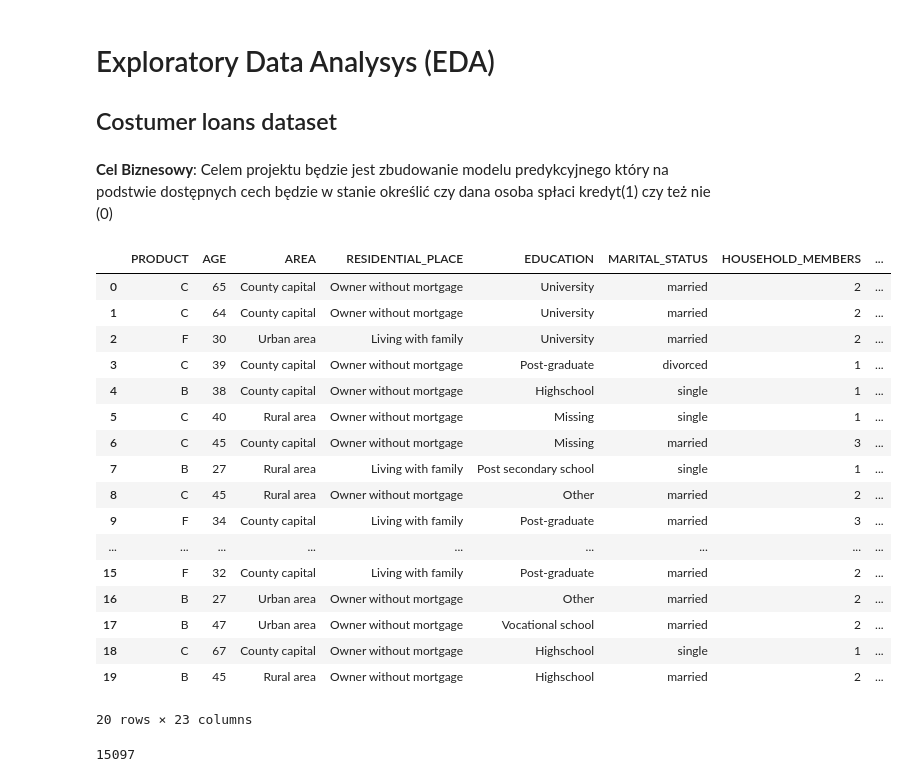
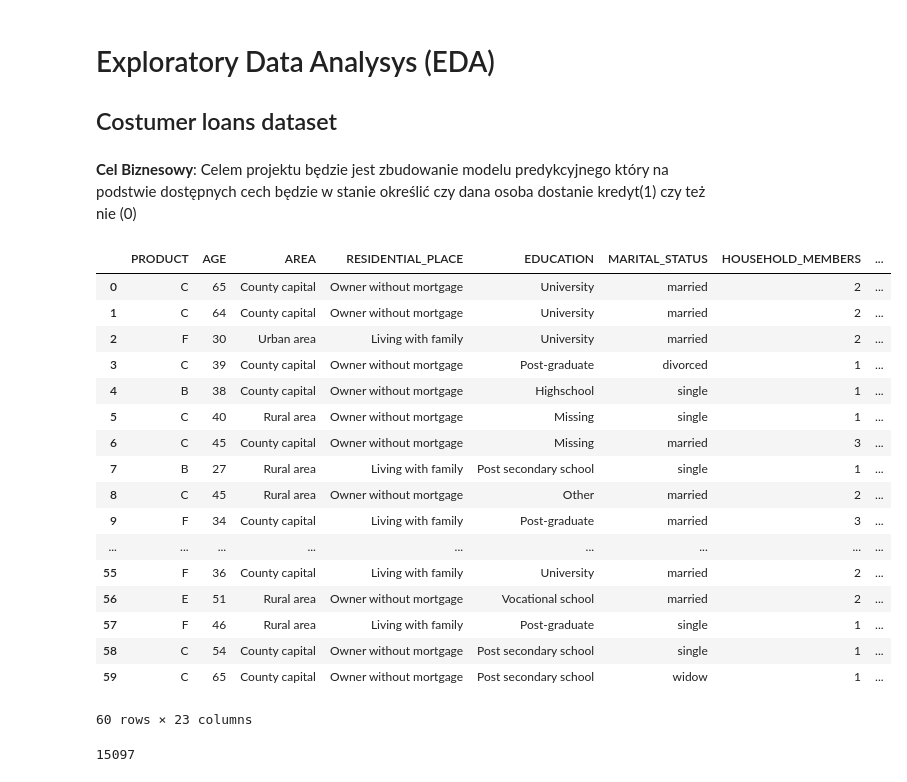
Before and after one commit to GabrielaMajstrak/ML-first-project, a Jupyter notebook: Projetk ML 1/ML_najnowsza_wersja.ipynb, the cells around one changed output. Drawn from its saved outputs; the diff is of its cells as text; code cells hidden in the pictures.

```diff
--- a/Projetk ML 1/ML_najnowsza_wersja.ipynb
+++ b/Projetk ML 1/ML_najnowsza_wersja.ipynb
@@ -2,7 +2,7 @@
 # Exploratory Data Analysys (EDA)
 ## Costumer loans dataset
 # %% [markdown]
- **Cel Biznesowy**: Celem projektu będzie jest zbudowanie modelu predykcyjnego który na podstwie dostępnych cech będzie w stanie określić czy dana osoba spłaci kredyt(1) czy też nie (0)
+ **Cel Biznesowy**: Celem projektu będzie jest zbudowanie modelu predykcyjnego który na podstwie dostępnych cech będzie w stanie określić czy dana osoba dostanie  kredyt(1) czy też nie (0)
 # %%
 import pandas as pd
 import numpy as np
@@ -16,26 +16,26 @@ from matplotlib import pyplot as plt
 import seaborn as sns
 # %%
 df = pd.read_csv("orig_train.csv")
-df.head(20)
+df.head(60)
 # %% [output]
 |  | PRODUCT | AGE | AREA | RESIDENTIAL_PLACE | EDUCATION | MARITAL_STATUS | HOUSEHOLD_MEMBERS | ... |
 | 0 | C | 65 | County capital | Owner without mortgage | University | married | 2 | ... |
 | 1 | C | 64 | County capital | Owner without mortgage | University | married | 2 | ... |
 | 2 | F | 30 | Urban area | Living with family | University | married | 2 | ... |
 | 3 | C | 39 | County capital | Owner without mortgage | Post-graduate | divorced | 1 | ... |
 | 4 | B | 38 | County capital | Owner without mortgage | Highschool | single | 1 | ... |
 | 5 | C | 40 | Rural area | Owner without mortgage | Missing | single | 1 | ... |
 | 6 | C | 45 | County capital | Owner without mortgage | Missing | married | 3 | ... |
 | 7 | B | 27 | Rural area | Living with family | Post secondary school | single | 1 | ... |
 | 8 | C | 45 | Rural area | Owner without mortgage | Other | married | 2 | ... |
 | 9 | F | 34 | County capital | Living with family | Post-graduate | married | 3 | ... |
 | ... | ... | ... | ... | ... | ... | ... | ... | ... |
-| 15 | F | 32 | County capital | Living with family | Post-graduate | married | 2 | ... |
-| 16 | B | 27 | Urban area | Owner without mortgage | Other | married | 2 | ... |
-| 17 | B | 47 | Urban area | Owner without mortgage | Vocational school | married | 2 | ... |
-| 18 | C | 67 | County capital | Owner without mortgage | Highschool | single | 1 | ... |
-| 19 | B | 45 | Rural area | Owner without mortgage | Highschool | married | 2 | ... |
+| 55 | F | 36 | County capital | Living with family | University | married | 2 | ... |
+| 56 | E | 51 | Rural area | Owner without mortgage | Vocational school | married | 2 | ... |
+| 57 | F | 46 | Rural area | Living with family | Post-graduate | single | 1 | ... |
+| 58 | C | 54 | County capital | Owner without mortgage | Post secondary school | single | 1 | ... |
+| 59 | C | 65 | County capital | Owner without mortgage | Post secondary school | widow | 1 | ... |
-20 rows × 23 columns
+60 rows × 23 columns
 # %%
 len(df)
 # %% [output]
```
Also changed, not shown: parts of 23 cells of this notebook.
